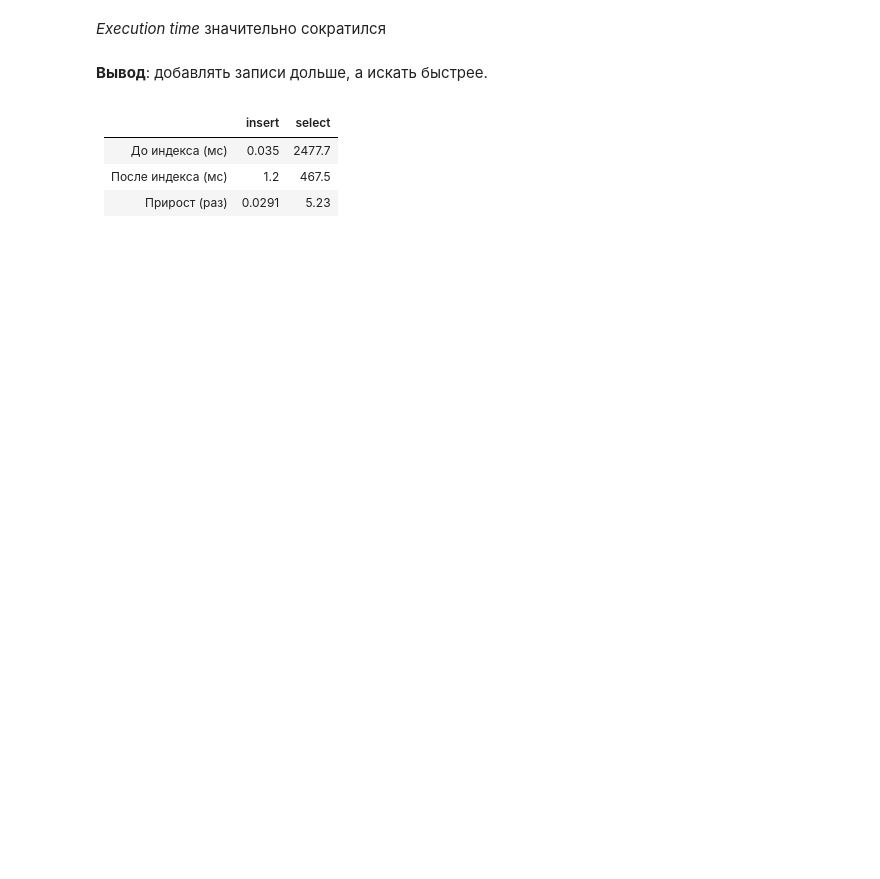
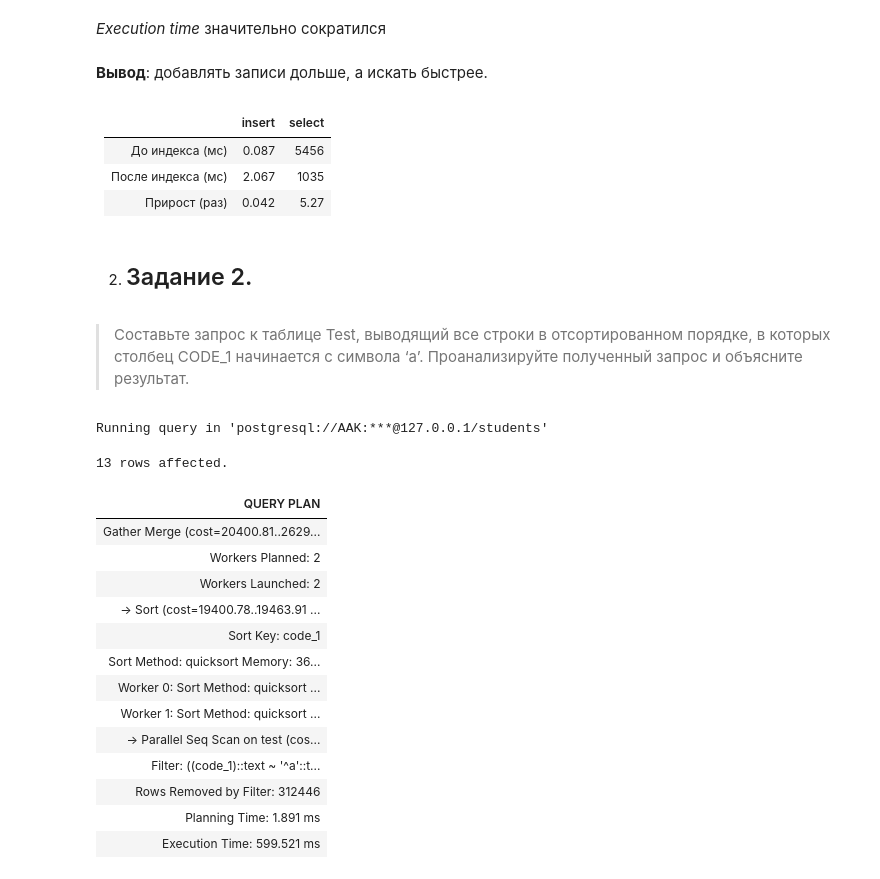
Before and after one commit to BROsandr/database_course, a Jupyter notebook: lab6/task.ipynb, the cells around one changed output. Saved outputs shown, nothing was run; the diff lists cells and outputs as text; code cells hidden in the pictures; blank space fills up the shorter version.

```diff
--- a/lab6/task.ipynb
+++ b/lab6/task.ipynb
@@ -138,6 +137,33 @@ Running query in 'postgresql://AAK:***@127.0.0.1/students'
 # %% [markdown]
 |                    | insert | select |
 | ------------------ | ------ | ------ |
-| До индекса (мс)    | 0.035  | 2477.7 |
-| После индекса (мс) | 1.2    | 467.5  |
-| Прирост (раз)      | 0.0291 | 5.23   |
+| До индекса (мс)    | 0.087  | 5456   |
+| После индекса (мс) | 2.067  | 1035   |
+| Прирост (раз)      | 0.042  | 5.27   |
+# %% [markdown]
+2.  ## Задание 2.
+# %% [markdown]
+> Составьте запрос к таблице Test, выводящий все строки в отсортированном порядке,
+> в которых столбец CODE_1 начинается с символа ‘a’. Проанализируйте полученный запрос и объясните результат.
+# %%
+%%sql
+EXPLAIN ANALYZE SELECT * FROM Test
+  WHERE CODE_1 ~ '^a'
+  ORDER BY CODE_1
+# %% [output]
+Running query in 'postgresql://AAK:***@127.0.0.1/students'
+13 rows affected.
+| QUERY PLAN |
+| Gather Merge (cost=20400.81..2629... |
+| Workers Planned: 2 |
+| Workers Launched: 2 |
+| -> Sort (cost=19400.78..19463.91 ... |
+| Sort Key: code_1 |
+| Sort Method: quicksort Memory: 36... |
+| Worker 0: Sort Method: quicksort ... |
+| Worker 1: Sort Method: quicksort ... |
+| -> Parallel Seq Scan on test (cos... |
+| Filter: ((code_1)::text ~ '^a'::t... |
+| Rows Removed by Filter: 312446 |
+| Planning Time: 1.891 ms |
+| Execution Time: 599.521 ms |
```
Also changed, not shown: parts of 12 cells of this notebook, 1 other file.
